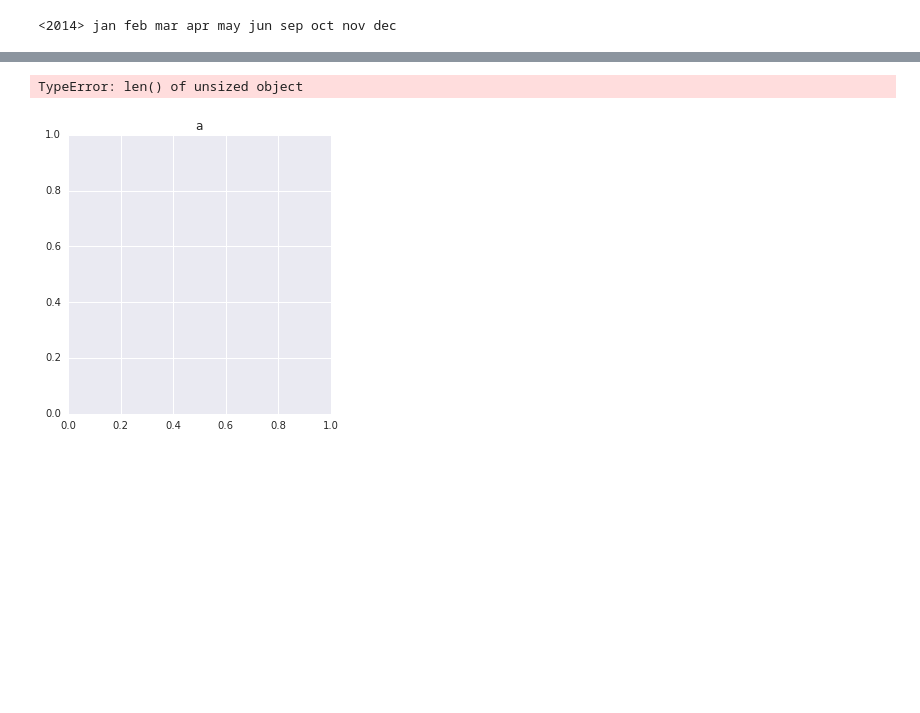
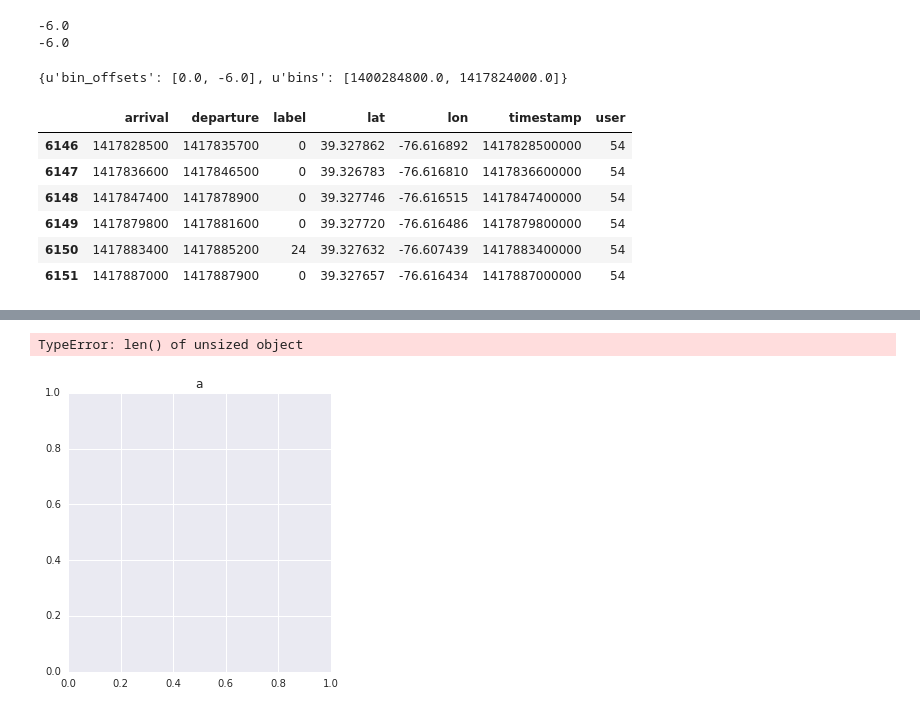
Before and after one commit to ulfaslak/MScProject-build-dataset, a Jupyter notebook: build_dataset/playspace/extractors_bandicoot.ipynb, the cells around one changed output, grey strips where cells are left out. Cells and saved outputs as stored; diff of their text form; code cells hidden in the pictures; blank space fills up the shorter version.

```diff
--- a/build_dataset/playspace/extractors_bandicoot.ipynb
+++ b/build_dataset/playspace/extractors_bandicoot.ipynb
@@ -33,4 +18,0 @@ df_screen = lsd.load(tc0, "screen")
-# %%
-df_stop_locations = lsd.load(tc0, "stop_locations")
-# %% [output]
-<2014> jan feb mar apr may jun sep oct nov dec
@@ -36,0 +27,20 @@ df_stop_locations = lsd.load(tc0, "stop_locations")
+# %%
+print timezone_reference_tc1.timezone_offset(54, 1417828500)
+print np.floor((-76.616892+7.5)/15)-1
+# %% [output]
+-6.0
+-6.0
+# %%
+timezone_reference_tc1.timezone_reference[str(54)]
+# %% [output]
+{u'bin_offsets': [0.0, -6.0], u'bins': [1400284800.0, 1417824000.0]}
+# %%
+df_stop_locations[(df_stop_locations['user'] == 54) & (df_stop_locations['lon'] < 0)]
+# %% [output]
+|  | arrival | departure | label | lat | lon | timestamp | user |
+| 6146 | 1417828500 | 1417835700 | 0 | 39.327862 | -76.616892 | 1417828500000 | 54 |
+| 6147 | 1417836600 | 1417846500 | 0 | 39.326783 | -76.616810 | 1417836600000 | 54 |
+| 6148 | 1417847400 | 1417878900 | 0 | 39.327746 | -76.616515 | 1417847400000 | 54 |
+| 6149 | 1417879800 | 1417881600 | 0 | 39.327720 | -76.616486 | 1417879800000 | 54 |
+| 6150 | 1417883400 | 1417885200 | 24 | 39.327632 | -76.607439 | 1417883400000 | 54 |
+| 6151 | 1417887000 | 1417887900 | 0 | 39.327657 | -76.616434 | 1417887000000 | 54 |
```
Also changed, not shown: parts of 16 cells of this notebook, 4 other files.
